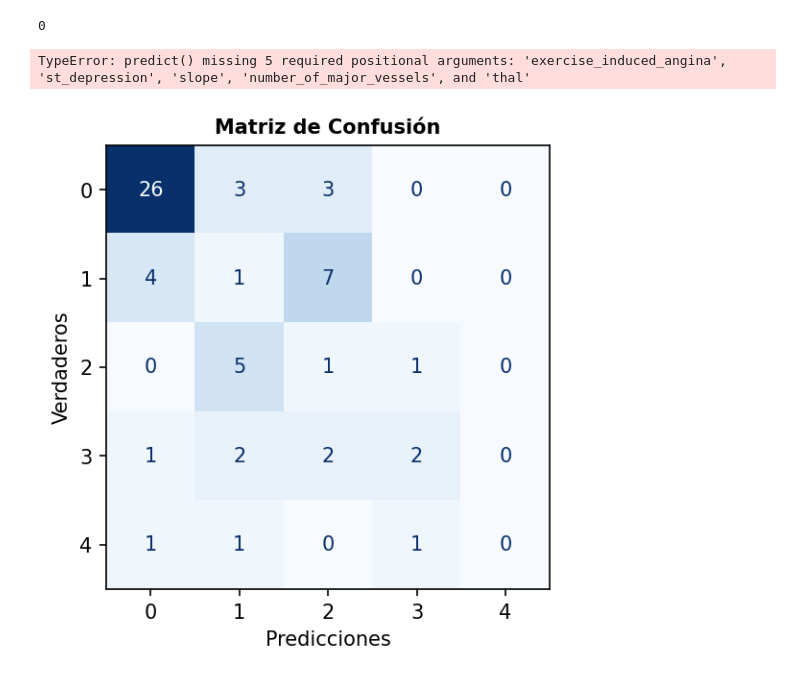
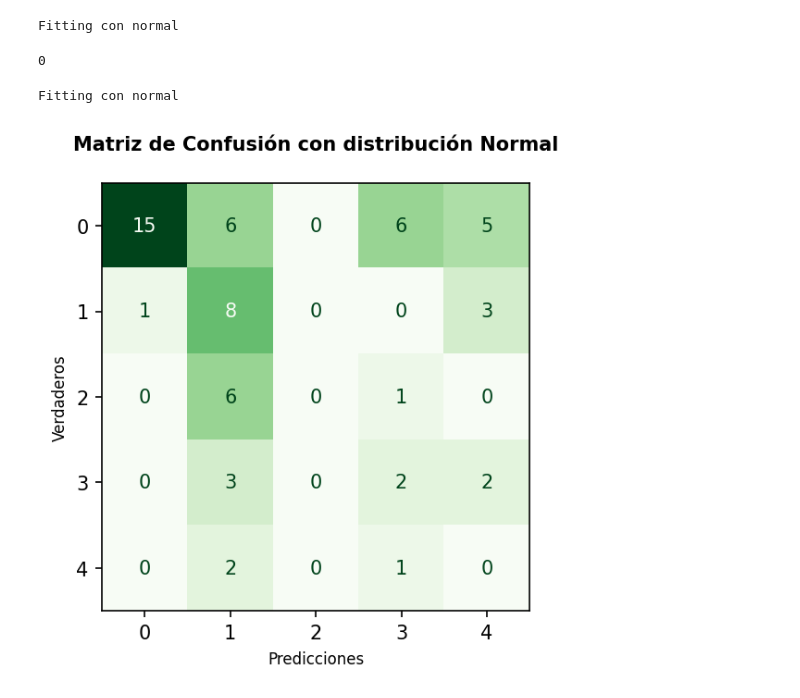
Before and after one commit to heritaco/Pattern-Recognition, a Jupyter notebook: 02-Clasificadores-Probabilisticos/Actividad/Act2_Trejo_Espino.ipynb, the cells around one changed output. Cells and saved outputs as stored; diff of their text form; code cells hidden in the pictures.

```diff
--- a/02-Clasificadores-Probabilisticos/Actividad/Act2_Trejo_Espino.ipynb
+++ b/02-Clasificadores-Probabilisticos/Actividad/Act2_Trejo_Espino.ipynb
@@ -290,17 +438,0 @@ distributions = {
-# %%
-distributions = {
-    'Age': 'categorica',
-    'Sex': 'categorica',
-    'Chest Pain Type': 'categorica',
-    'Resting Blood Pressure': 'categorica',
-    'Cholesterol': 'categorica',
-    'Fasting Blood Sugar': 'categorica',
-    'Resting ECG': 'categorica',
-    'Max Heart Rate': 'categorica',
-    'Exercise Induced Angina': 'categorica',
-    'ST Depression': 'categorica',
-    'Slope': 'categorica',
-    'Number of Major Vessels': 'categorica',
-    'Thal': 'categorica',
-    'Diagnosis of Heart Disease': 'categorica'
-}
@@ -344,2 +438,0 @@ distributions[list(distributions.keys())[0]]
-# %%
-fit(train, test, distributions, esnormal=True)
@@ -364,5 +439,7 @@ fit(train, test, distributions, esnormal=True)
-# %%
-bn.fit(train, test, distributions)
+# %%
+pxjIwi, pwi, Iwi, classes, attributes, newdistributions = bn.fit(predictoras, apredecir, distributions)
+# %% [output]
+Fitting con normal
 # %%
 age = 63
 sex = 1
@@ -381,11 +458,11 @@ thal = 1
 bn.predict(age, sex, chest_pain_type, resting_blood_pressure, cholesterol, fasting_blood_sugar, resting_ecg, max_heart_rate, exercise_induced_angina, st_depression, slope, number_of_major_vessels, thal)
 # %% [output]
 0
-# %%
-bn.probar_el_clasificador()
-# %% [output]
-TypeError: predict() missing 5 required positional arguments: 'exercise_induced_angina', 'st_depression', 'slope', 'number_of_major_vessels', and 'thal'
+# %%
+testdf = bn.probar_el_clasificador()
+# %% [output]
+Fitting con normal
 # %%
-bn.confusion_matrix()
+bn.confusion_matrix('Greens')
 # %% [output]
-[figure, old version]
+[figure, new version]
```
Also changed, not shown: parts of 47 cells of this notebook.
